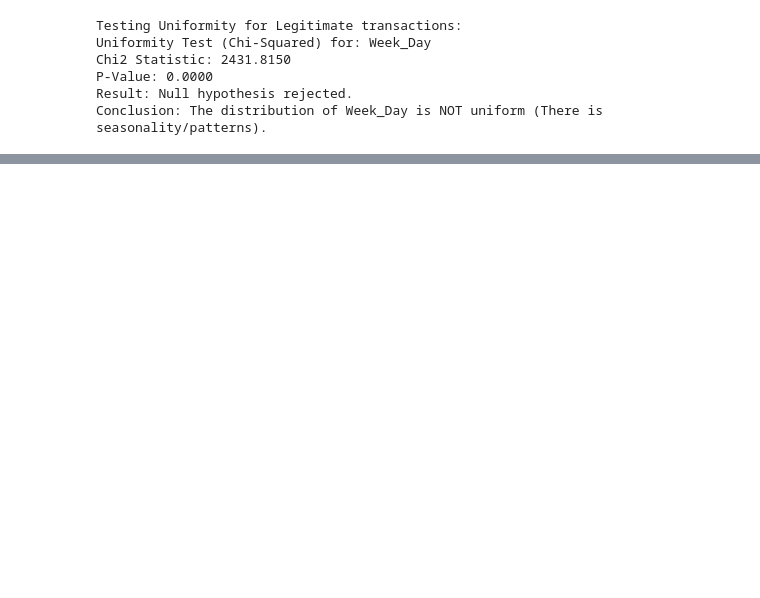
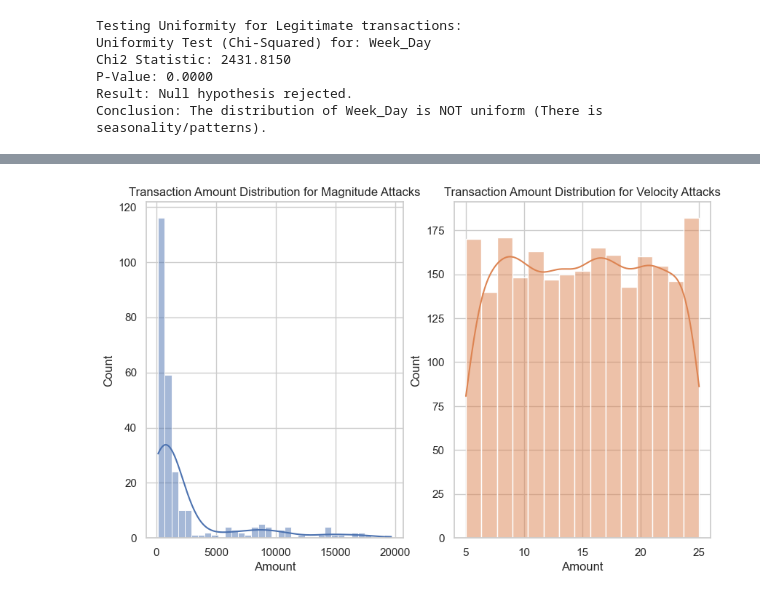
Before and after one commit to dexpositov/Financial-Fraud-Detection-System, a Jupyter notebook: notebooks/02_eda_analysis.ipynb, the cells around one changed output, grey strips where cells are left out. Cells and saved outputs as stored; diff of their text form; code cells hidden in the pictures; blank space fills up the shorter version.

```diff
--- a/notebooks/02_eda_analysis.ipynb
+++ b/notebooks/02_eda_analysis.ipynb
@@ -348,0 +365,13 @@ print(sns.color_palette("deep").as_hex())
+# %%
+# Visualize the distribution of transaction amounts by TXN_Type
+fig, ax_hisam = plt.subplots(1,2,figsize=(10, 6))
+
+sns.histplot(data=df[df['TXN_Type'] == 'Magnitude'], x='Amount', bins=35, kde=True, color='#4c72b0', ax=ax_hisam[0])
+ax_hisam[0].set_title('Transaction Amount Distribution for Magnitude Attacks')
+
+sns.histplot(data=df[df['TXN_Type'] == 'Velocity'], x='Amount', bins=15, kde=True, color='#dd8452', ax=ax_hisam[1])
+ax_hisam[1].set_title('Transaction Amount Distribution for Velocity Attacks')
+
+plt.show()
+# %% [output]
+[figure, added]
```
Also changed, not shown: parts of 41 cells of this notebook.
